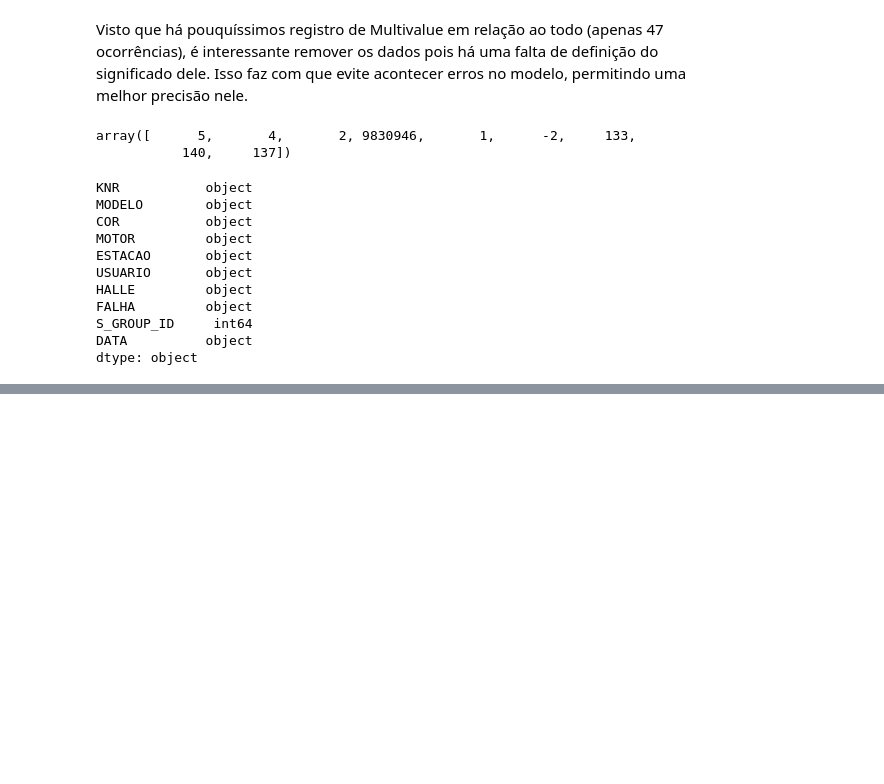
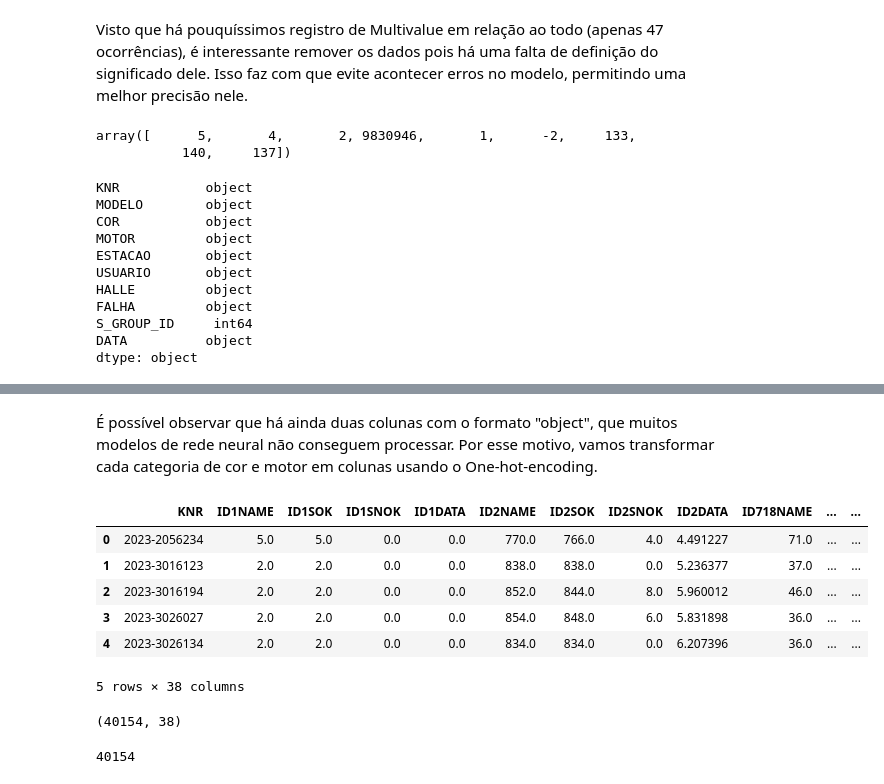
Before and after one commit to Inteli-College/2024-2A-T08-EC07-G01, a Jupyter notebook: src/models/notebooks/exploracao_falhas.ipynb, the cells around one changed output, grey strips where cells are left out. Drawn from its saved outputs; the diff is of its cells as text; code cells hidden in the pictures; blank space fills up the shorter version.

```diff
--- a/src/models/notebooks/exploracao_falhas.ipynb
+++ b/src/models/notebooks/exploracao_falhas.ipynb
@@ -133,0 +286,36 @@ df_atualizado.head()
+# %% [markdown]
+É possível observar que há ainda duas colunas com o formato "object", que muitos modelos de rede neural não conseguem processar. Por esse motivo, vamos transformar cada categoria de cor e motor em colunas usando o One-hot-encoding.
+# %%
+#Transformando as colunas COR e MOTOR em colunas numéricas
+#df_final = pd.get_dummies(df_final, columns=['COR', 'MOTOR'])
+
+#Substituindo os valores das colunas 'COR_0Q0Q', 'COR_0QA1', 'COR_2R2R', 'COR_2RA1','COR_5T5T', 'COR_5TA1', 'COR_6K6K', 'COR_6KA1','COR_6UA1', 'COR_A1A1','COR_K2A1', 'COR_K2K2', 'MOTOR_CWL', 'MOTOR_CWS', 'MOTOR_DHS', 'MOTOR_DRP' por 0 e 1
+
+columns_to_convert = [
+    'COR_0Q0Q', 'COR_0QA1', 'COR_2R2R', 'COR_2RA1', 'COR_5T5T',
+    'COR_5TA1', 'COR_6K6K', 'COR_6KA1', 'COR_6UA1', 'COR_A1A1',
+    'COR_K2A1', 'COR_K2K2', 'MOTOR_CWL', 'MOTOR_CWS', 'MOTOR_DHS', 'MOTOR_DRP'
+]
+
+# Converter as colunas de booleano para 0 e 1
+df_final[columns_to_convert] = df_final[columns_to_convert].astype(int)
+
+df_final.head()
+# %% [output]
+|  | KNR | ID1NAME | ID1SOK | ID1SNOK | ID1DATA | ID2NAME | ID2SOK | ID2SNOK | ID2DATA | ID718NAME | ... | ... |
+| 0 | 2023-2056234 | 5.0 | 5.0 | 0.0 | 0.0 | 770.0 | 766.0 | 4.0 | 4.491227 | 71.0 | ... | ... |
+| 1 | 2023-3016123 | 2.0 | 2.0 | 0.0 | 0.0 | 838.0 | 838.0 | 0.0 | 5.236377 | 37.0 | ... | ... |
+| 2 | 2023-3016194 | 2.0 | 2.0 | 0.0 | 0.0 | 852.0 | 844.0 | 8.0 | 5.960012 | 46.0 | ... | ... |
+| 3 | 2023-3026027 | 2.0 | 2.0 | 0.0 | 0.0 | 854.0 | 848.0 | 6.0 | 5.831898 | 36.0 | ... | ... |
+| 4 | 2023-3026134 | 2.0 | 2.0 | 0.0 | 0.0 | 834.0 | 834.0 | 0.0 | 6.207396 | 36.0 | ... | ... |
+5 rows × 38 columns
+# %%
+#Quantos registros temos no df_final
+df_final.shape
+# %% [output]
+(40154, 38)
+# %%
+#Verificando quantos valores únicos de KNR temos no df_final
+df_final['KNR'].nunique()
+# %% [output]
+40154
```
Also changed, not shown: parts of 20 cells of this notebook, 1 other file.
